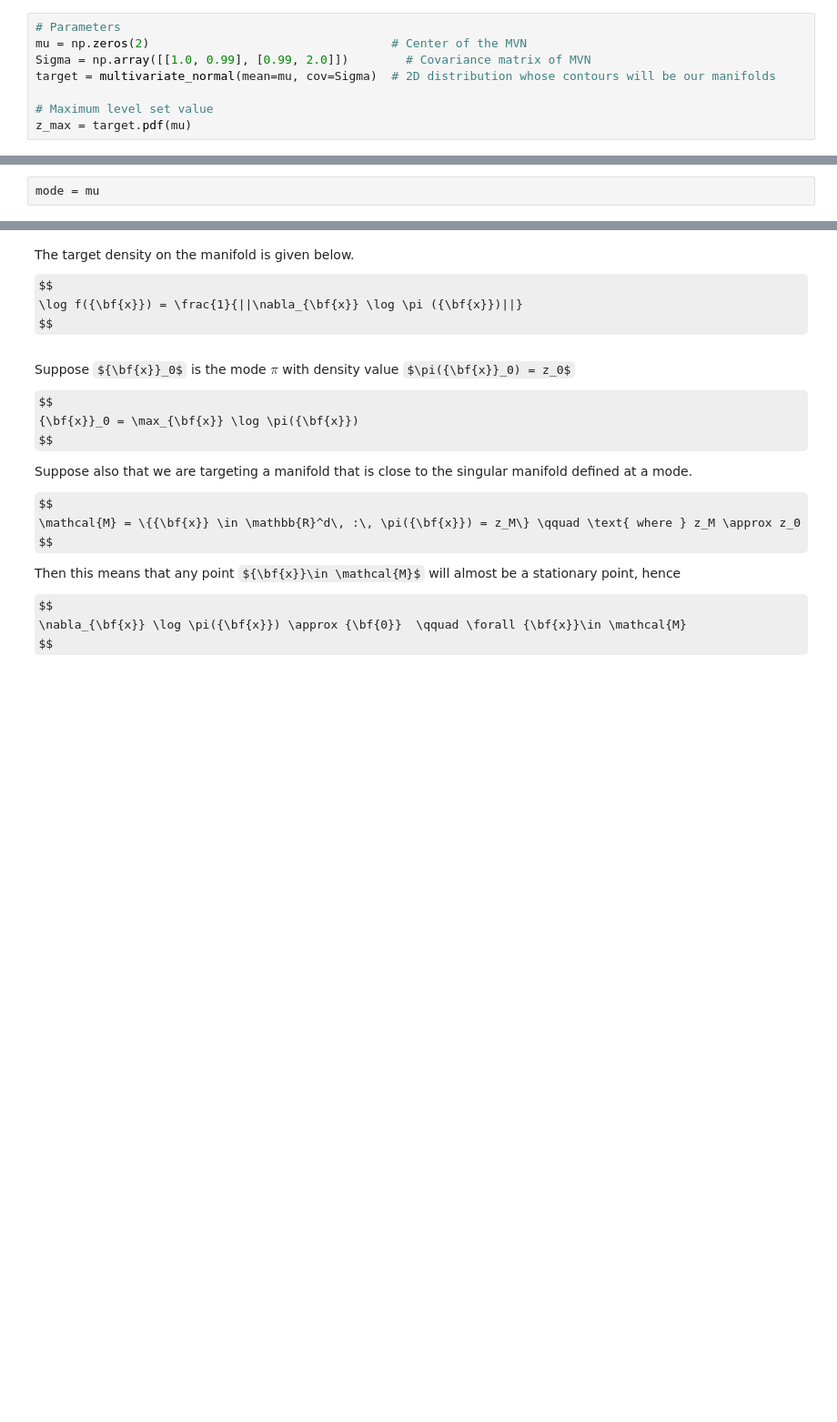
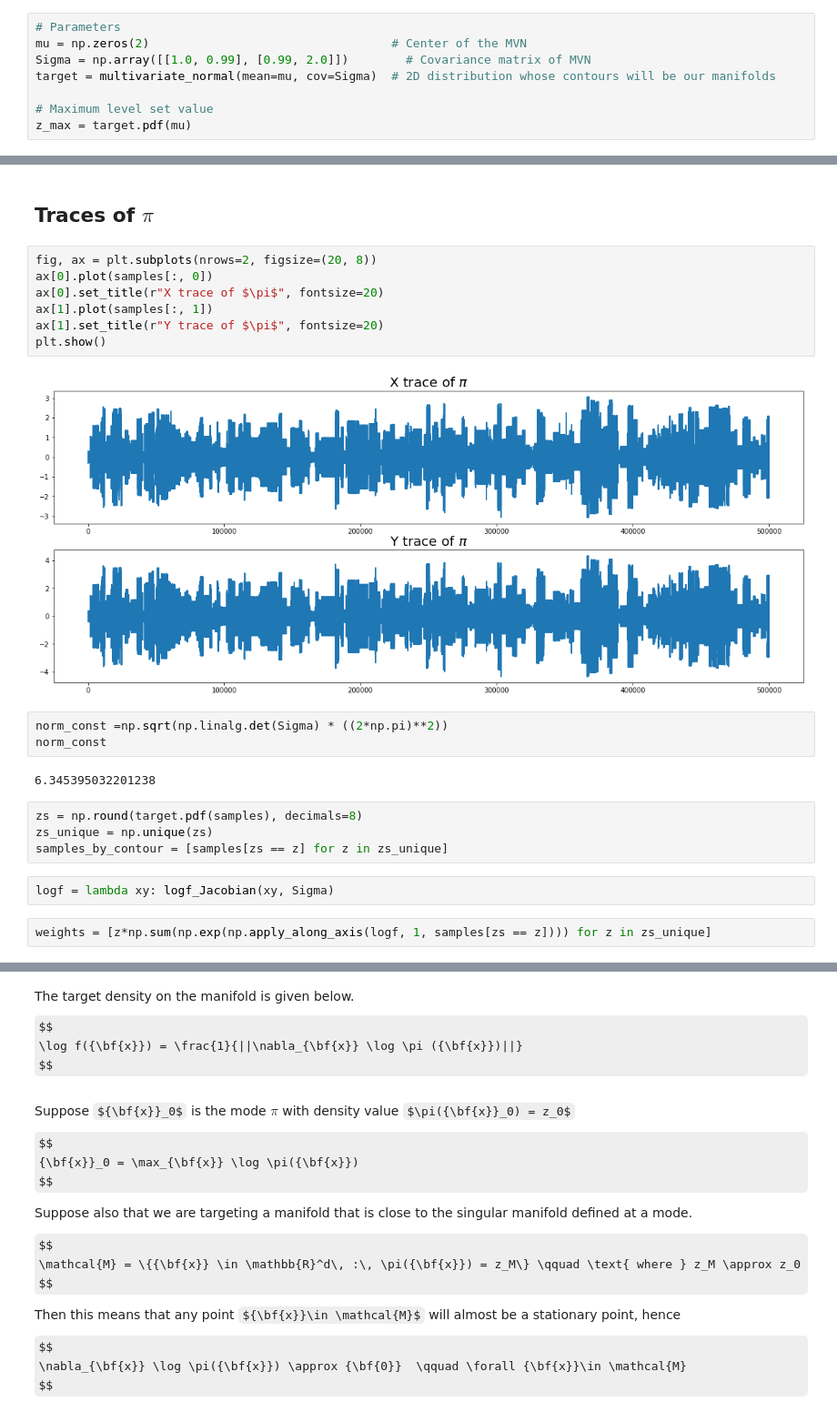
Before and after one commit to MauroCE/ManifoldSampling, a Jupyter notebook: M-HMC - Exploratory Analysis.ipynb, the cells around one changed output, grey strips where cells are left out. Shown at 91% size. Cells and saved outputs as stored; diff of their text form; some formulas as TeX source; blank space fills up the shorter version.

```diff
--- a/M-HMC - Exploratory Analysis.ipynb
+++ b/M-HMC - Exploratory Analysis.ipynb
@@ -42,2 +57,24 @@ quick_MVN_marginals(samples, target)
-# %%
-mode = mu
+# %% [markdown]
+## Traces of $\pi$
+# %%
+fig, ax = plt.subplots(nrows=2, figsize=(20, 8))
+ax[0].plot(samples[:, 0])
+ax[0].set_title(r"X trace of $\pi$", fontsize=20)
+ax[1].plot(samples[:, 1])
+ax[1].set_title(r"Y trace of $\pi$", fontsize=20)
+plt.show()
+# %% [output]
+[figure, added]
+# %%
+norm_const =np.sqrt(np.linalg.det(Sigma) * ((2*np.pi)**2))
+norm_const
+# %% [output]
+6.345395032201238
+# %%
+zs = np.round(target.pdf(samples), decimals=8)
+zs_unique = np.unique(zs)
+samples_by_contour = [samples[zs == z] for z in zs_unique]
+# %%
+logf = lambda xy: logf_Jacobian(xy, Sigma)
+# %%
+weights = [z*np.sum(np.exp(np.apply_along_axis(logf, 1, samples[zs == z]))) for z in zs_unique]
```
Also changed, not shown: parts of 21 cells of this notebook.
